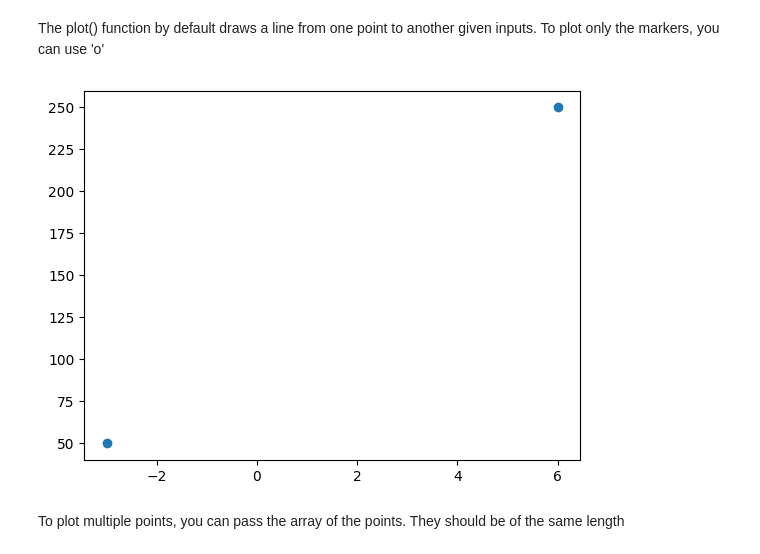
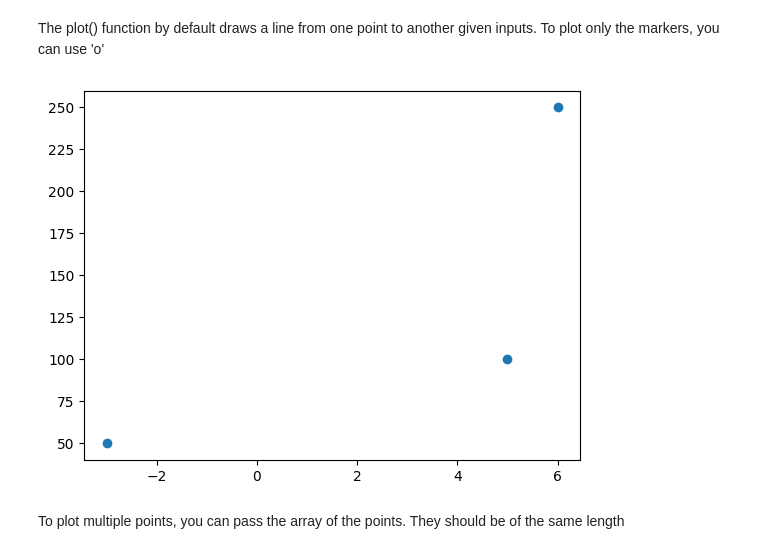
Before and after one commit to kibuba-njihia/mastering-matplotlib, a Jupyter notebook: matplotlib.ipynb, the cells around one changed output. Saved outputs shown, nothing was run; the diff lists cells and outputs as text; code cells hidden in the pictures.

```diff
--- a/matplotlib.ipynb
+++ b/matplotlib.ipynb
@@ -8,13 +8,13 @@ import matplotlib.pyplot as plt
 # %% [markdown]
 The plot() function by default draws a line from one point to another given inputs. To plot only the markers, you can use 'o'
 # %%
-xpoints = np.array([-3, 6])
-ypoints = np.array([50, 250])
+xpoints = np.array([-3, 5,6])
+ypoints = np.array([50, 100,250])
 
 plt.plot(xpoints, ypoints,'o') # .plot is used to create a line plot
 plt.show()
 # %% [output]
-[figure, old version]
+[figure, new version]
 # %% [markdown]
 To plot multiple points, you can pass the array of the points. They should be of the same length
 # %%
```
Also changed, not shown: parts of 2 cells of this notebook.
